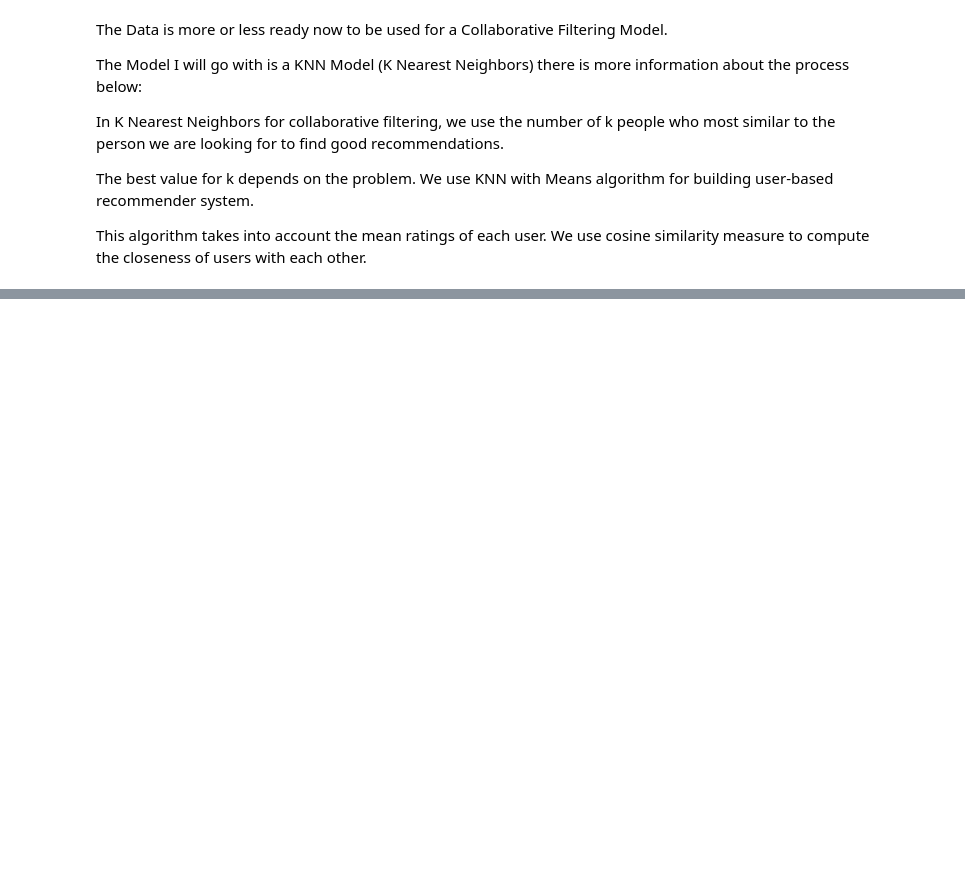
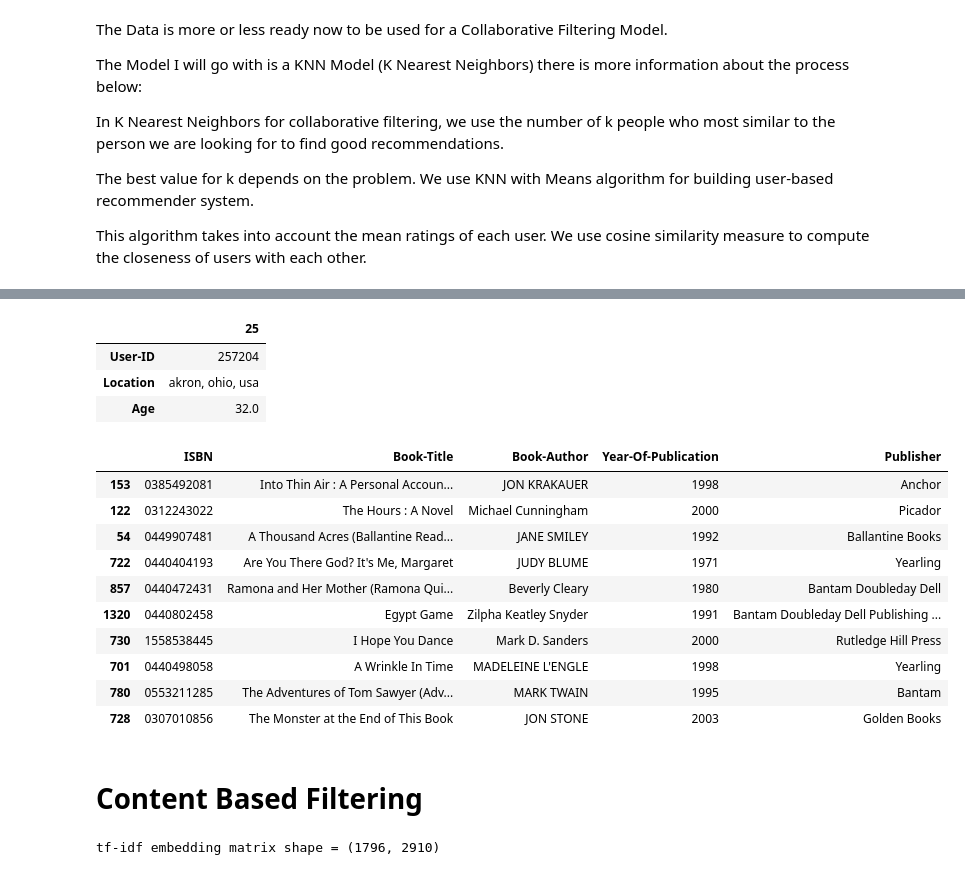
Before and after one commit to wristi/Book-Recommender-System-Challenge, a Jupyter notebook: Project_Code/Recommender System.ipynb, the cells around one changed output, grey strips where cells are left out. Cells and saved outputs as stored; diff of their text form; code cells hidden in the pictures; blank space fills up the shorter version.

```diff
--- a/Project_Code/Recommender System.ipynb
+++ b/Project_Code/Recommender System.ipynb
@@ -271,5 +266,5 @@ This becomes computationally more expensive for every user involved.
 # %%
-
+class ItemBasedCollaborativeFiltering():
     def __init__(self, users, books, ratings, k=10, max_rating=10.0):
         self.users = users
         self.users = self.users.reset_index()
@@ -289,10 +284,10 @@ This becomes computationally more expensive for every user involved.
 
 
     def prepare_data(self):
-
         user_indices = list(self.ratings.index.values)
 
         users_ratings = []
+
         for user_index in user_indices:
             rated_book_indices = list(self.ratings.iloc[user_index].to_numpy().nonzero()[0])
             users_ratings.append({user_index: dict(self.ratings[self.ratings.columns[rated_book_indices]].iloc[user_index])})
@@ -367,0 +398,25 @@ item_based_cf.recommend(recommendations)
+# %%
+user_index = 25
+pd.DataFrame(sampled_users.iloc[user_index])
+# %% [output]
+|  | 25 |
+| User-ID | 257204 |
+| Location | akron, ohio, usa |
+| Age | 32.0 |
+# %%
+recommendations = item_based_cf.slope_one_recommend(users_ratings[user_index][user_index])
+item_based_cf.recommend(recommendations)
+# %% [output]
+|  | ISBN | Book-Title | Book-Author | Year-Of-Publication | Publisher |
+| 153 | 0385492081 | Into Thin Air : A Personal Accoun... | JON KRAKAUER | 1998 | Anchor |
+| 122 | 0312243022 | The Hours : A Novel | Michael Cunningham | 2000 | Picador |
+| 54 | 0449907481 | A Thousand Acres (Ballantine Read... | JANE SMILEY | 1992 | Ballantine Books |
+| 722 | 0440404193 | Are You There God? It's Me, Margaret | JUDY BLUME | 1971 | Yearling |
+| 857 | 0440472431 | Ramona and Her Mother (Ramona Qui... | Beverly Cleary | 1980 | Bantam Doubleday Dell |
+| 1320 | 0440802458 | Egypt Game | Zilpha Keatley Snyder | 1991 | Bantam Doubleday Dell Publishing ... |
+| 730 | 1558538445 | I Hope You Dance | Mark D. Sanders | 2000 | Rutledge Hill Press |
+| 701 | 0440498058 | A Wrinkle In Time | MADELEINE L'ENGLE | 1998 | Yearling |
+| 780 | 0553211285 | The Adventures of Tom Sawyer (Adv... | MARK TWAIN | 1995 | Bantam |
+| 728 | 0307010856 | The Monster at the End of This Book | JON STONE | 2003 | Golden Books |
+# %% [markdown]
+# Content Based Filtering
@@ -367,0 +503,4 @@ item_based_cf.recommend(recommendations)
+# %%
+content_based_cf = ContentBasedFiltering(sampled_books, sampled_ratings)
+# %% [output]
+tf-idf embedding matrix shape = (1796, 2910)
```
Also changed, not shown: parts of 14 cells of this notebook, 1 other file.
